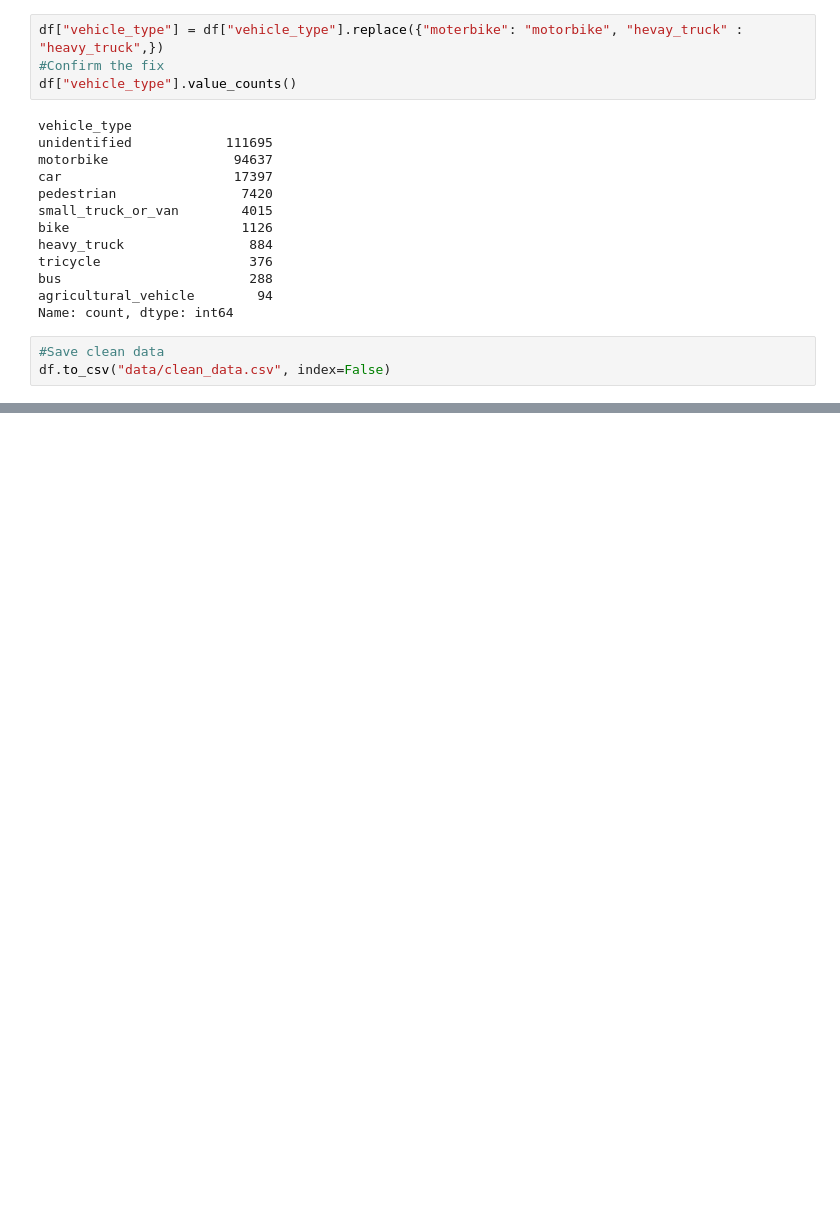
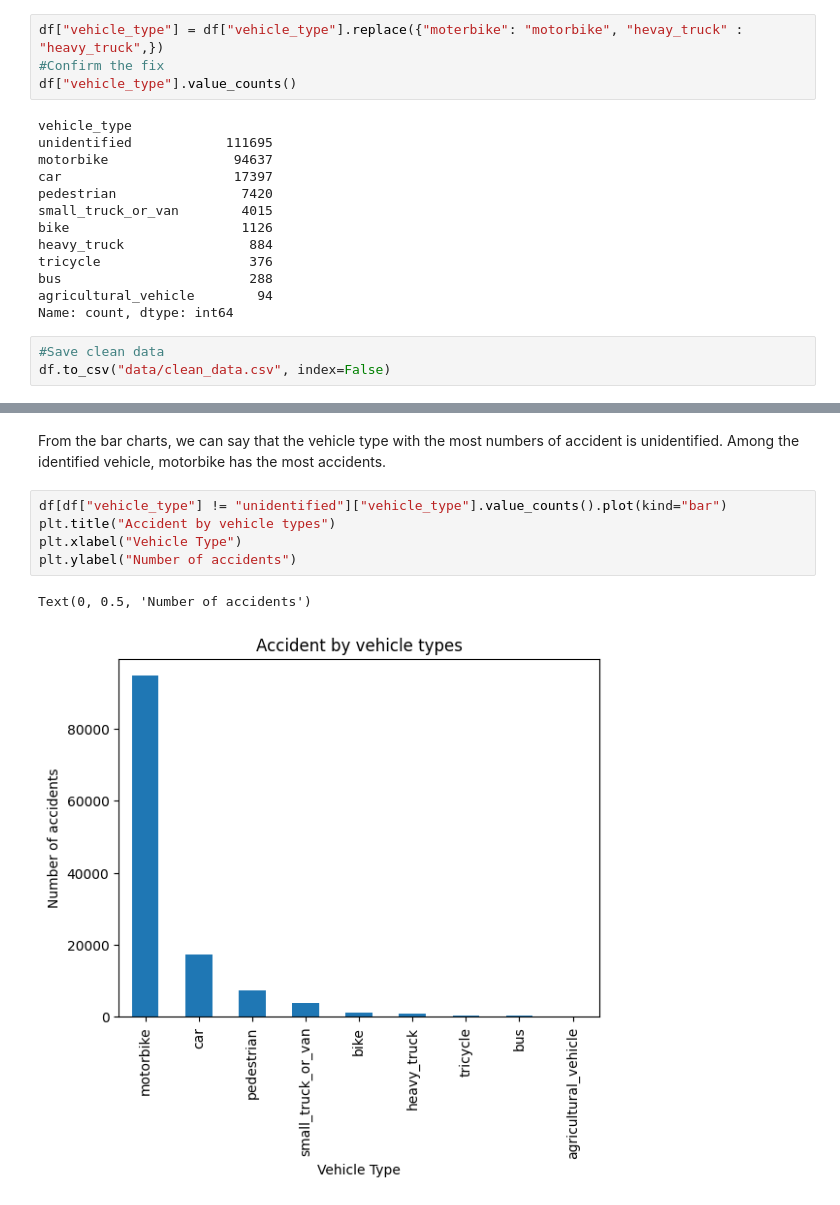
Before and after one commit to Punnawit0425/Thailand_trafficaccident_2011-2022, a Jupyter notebook: traffic.ipynb, the cells around one changed output, grey strips where cells are left out. Saved outputs shown, nothing was run; the diff lists cells and outputs as text; blank space fills up the shorter version.

```diff
--- a/traffic.ipynb
+++ b/traffic.ipynb
@@ -248,0 +260,10 @@ df.to_csv("data/clean_data.csv", index=False)
+# %% [markdown]
+From the bar charts, we can say that the vehicle type with the most numbers of accident is unidentified. Among the identified vehicle, motorbike has the most accidents.
+# %%
+df[df["vehicle_type"] != "unidentified"]["vehicle_type"].value_counts().plot(kind="bar")
+plt.title("Accident by vehicle types")
+plt.xlabel("Vehicle Type")
+plt.ylabel("Number of accidents")
+# %% [output]
+Text(0, 0.5, 'Number of accidents')
+[figure, added]
```
Also changed, not shown: parts of 8 cells of this notebook, 1 other file.
